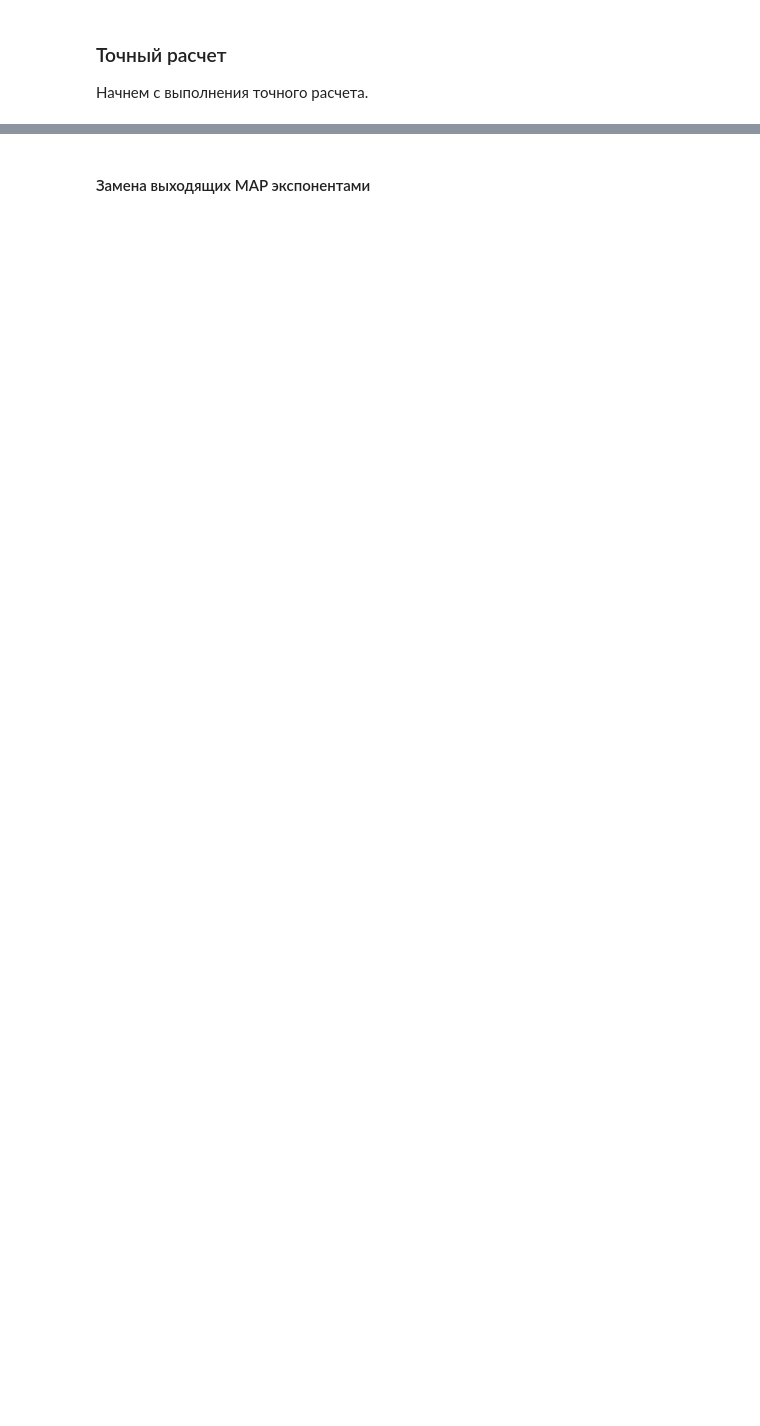
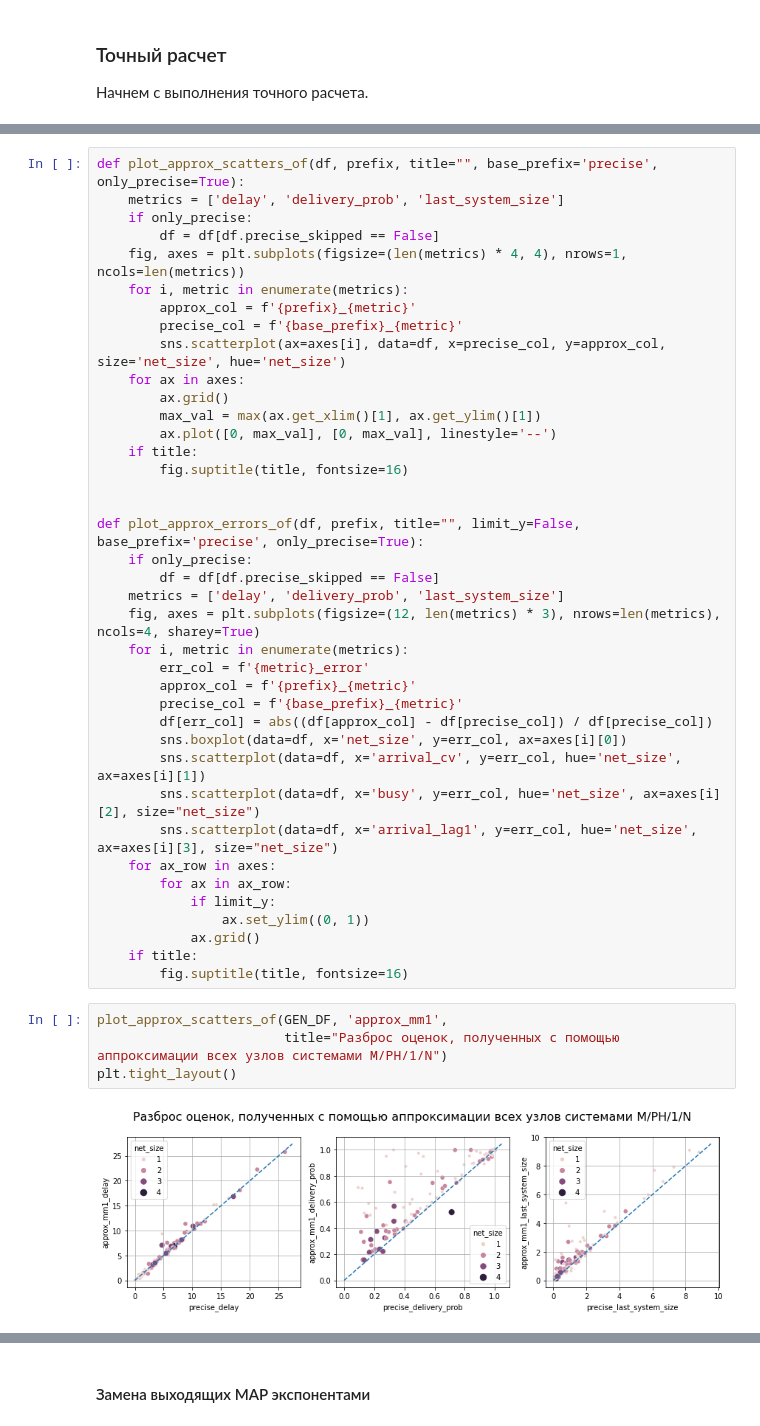
Before and after one commit to ipu69/pyqumo_old, a Jupyter notebook: experiments/1.1. Tandem performance with approximations.ipynb, the cells around one changed output, grey strips where cells are left out. Drawn from its saved outputs; the diff is of its cells as text; blank space fills up the shorter version.

```diff
--- a/experiments/1.1. Tandem performance with approximations.ipynb
+++ b/experiments/1.1. Tandem performance with approximations.ipynb
@@ -702,0 +728,45 @@ plot_solution_stats(input_data[input_data.precise_skipped == False], 'approx_mm1
+# %%
+def plot_approx_scatters_of(df, prefix, title="", base_prefix='precise', only_precise=True):
+    metrics = ['delay', 'delivery_prob', 'last_system_size']
+    if only_precise:
+        df = df[df.precise_skipped == False]
+    fig, axes = plt.subplots(figsize=(len(metrics) * 4, 4), nrows=1, ncols=len(metrics))
+    for i, metric in enumerate(metrics):
+        approx_col = f'{prefix}_{metric}'
+        precise_col = f'{base_prefix}_{metric}'
+        sns.scatterplot(ax=axes[i], data=df, x=precise_col, y=approx_col, size='net_size', hue='net_size')
+    for ax in axes:
+        ax.grid()
+        max_val = max(ax.get_xlim()[1], ax.get_ylim()[1])
+        ax.plot([0, max_val], [0, max_val], linestyle='--')
+    if title:
+        fig.suptitle(title, fontsize=16)
+
+
+def plot_approx_errors_of(df, prefix, title="", limit_y=False, base_prefix='precise', only_precise=True):
+    if only_precise:
+        df = df[df.precise_skipped == False]
+    metrics = ['delay', 'delivery_prob', 'last_system_size']
+    fig, axes = plt.subplots(figsize=(12, len(metrics) * 3), nrows=len(metrics), ncols=4, sharey=True)
+    for i, metric in enumerate(metrics):
+        err_col = f'{metric}_error'
+        approx_col = f'{prefix}_{metric}'
+        precise_col = f'{base_prefix}_{metric}'
+        df[err_col] = abs((df[approx_col] - df[precise_col]) / df[precise_col])
+        sns.boxplot(data=df, x='net_size', y=err_col, ax=axes[i][0])
+        sns.scatterplot(data=df, x='arrival_cv', y=err_col, hue='net_size', ax=axes[i][1])
+        sns.scatterplot(data=df, x='busy', y=err_col, hue='net_size', ax=axes[i][2], size="net_size")
+        sns.scatterplot(data=df, x='arrival_lag1', y=err_col, hue='net_size', ax=axes[i][3], size="net_size")
+    for ax_row in axes:
+        for ax in ax_row:
+            if limit_y:
+                ax.set_ylim((0, 1))
+            ax.grid()
+    if title:
+        fig.suptitle(title, fontsize=16)
+# %%
+plot_approx_scatters_of(GEN_DF, 'approx_mm1',
+                        title="Разброс оценок, полученных с помощью аппроксимации всех узлов системами M/PH/1/N")
+plt.tight_layout()
+# %% [output]
+[figure, added]
```
Also changed, not shown: parts of 49 cells of this notebook, 6 other files.
